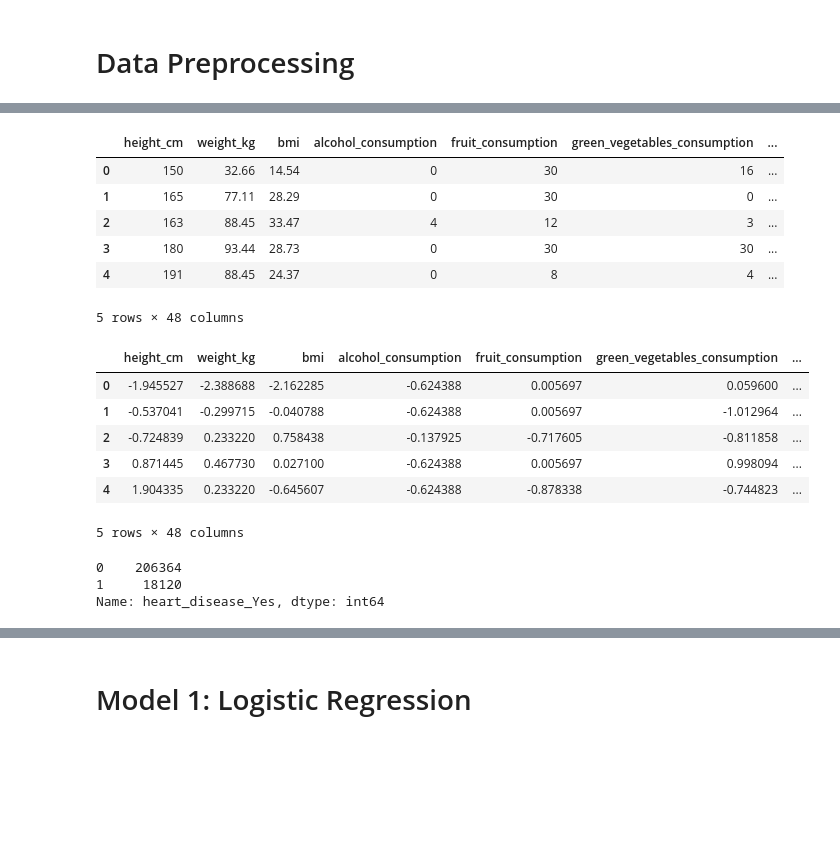
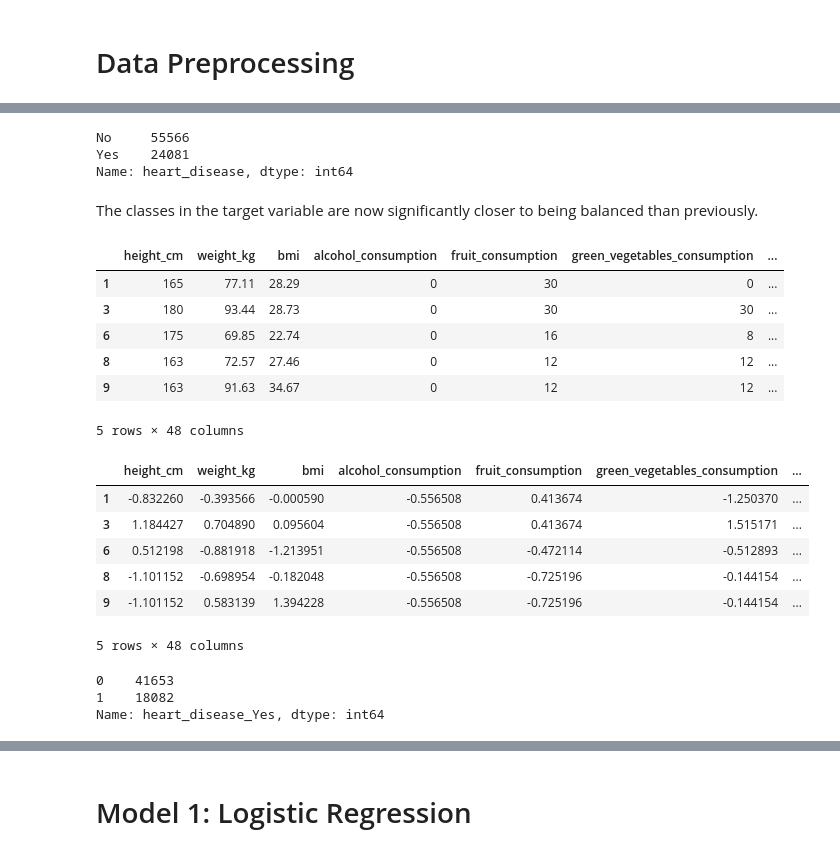
Before and after one commit to ashejaz/project-4-predicting-CVD, a Jupyter notebook: Notebooks/cvd_models_resampled_AE.ipynb, the cells around one changed output, grey strips where cells are left out. Saved outputs shown, nothing was run; the diff lists cells and outputs as text; code cells hidden in the pictures; blank space fills up the shorter version.

```diff
--- a/Notebooks/cvd_prediction_models_AE.ipynb
+++ b/Notebooks/cvd_models_resampled_AE.ipynb
@@ -73,14 +67,39 @@ dtype: int64
+# %%
+# Calculate mean and standard deviation for numeric columns
+means = cvd_df[numeric_cols].mean()
+stds = cvd_df[numeric_cols].std()
+
+# Define the number of standard deviations for the threshold
+threshold_std = 1
+
+# Identify outliers for numeric columns based on standard deviations
+outliers = ((cvd_df[numeric_cols] - means).abs() > threshold_std * stds).any(axis=1)
+
+# Filter rows where 'heart_disease' is 'No' and not an outlier
+filtered_rows = (~outliers) | (cvd_df['heart_disease'] == 'Yes')
+
+# Create the filtered DataFrame
+cvd_df_filtered = cvd_df[filtered_rows]
+# %%
+# Re-check value counts of target variable
+cvd_df_filtered['heart_disease'].value_counts()
+# %% [output]
+No     55566
+Yes    24081
+Name: heart_disease, dtype: int64
+# %% [markdown]
+The classes in the target variable are now significantly closer to being balanced than previously.
 # %%
 # Encode categorical columns using get_dummies
-encoded_df = pd.get_dummies(cvd_df, columns=categorical_cols, drop_first=False)
+encoded_df = pd.get_dummies(cvd_df_filtered, columns=categorical_cols, drop_first=False)
 encoded_df.head()
 # %% [output]
 |  | height_cm | weight_kg | bmi | alcohol_consumption | fruit_consumption | green_vegetables_consumption | ... |
-| 0 | 150 | 32.66 | 14.54 | 0 | 30 | 16 | ... |
 | 1 | 165 | 77.11 | 28.29 | 0 | 30 | 0 | ... |
-| 2 | 163 | 88.45 | 33.47 | 4 | 12 | 3 | ... |
 | 3 | 180 | 93.44 | 28.73 | 0 | 30 | 30 | ... |
-| 4 | 191 | 88.45 | 24.37 | 0 | 8 | 4 | ... |
+| 6 | 175 | 69.85 | 22.74 | 0 | 16 | 8 | ... |
+| 8 | 163 | 72.57 | 27.46 | 0 | 12 | 12 | ... |
+| 9 | 163 | 91.63 | 34.67 | 0 | 12 | 12 | ... |
 5 rows × 48 columns
 # %%
 # Scale numerical columns using StandardScaler
@@ -89,11 +108,11 @@ encoded_df[numeric_cols] = scaler.fit_transform(encoded_df[numeric_cols])
 encoded_df.head()
 # %% [output]
 |  | height_cm | weight_kg | bmi | alcohol_consumption | fruit_consumption | green_vegetables_consumption | ... |
-| 0 | -1.945527 | -2.388688 | -2.162285 | -0.624388 | 0.005697 | 0.059600 | ... |
-| 1 | -0.537041 | -0.299715 | -0.040788 | -0.624388 | 0.005697 | -1.012964 | ... |
-| 2 | -0.724839 | 0.233220 | 0.758438 | -0.137925 | -0.717605 | -0.811858 | ... |
-| 3 | 0.871445 | 0.467730 | 0.027100 | -0.624388 | 0.005697 | 0.998094 | ... |
-| 4 | 1.904335 | 0.233220 | -0.645607 | -0.624388 | -0.878338 | -0.744823 | ... |
+| 1 | -0.832260 | -0.393566 | -0.000590 | -0.556508 | 0.413674 | -1.250370 | ... |
+| 3 | 1.184427 | 0.704890 | 0.095604 | -0.556508 | 0.413674 | 1.515171 | ... |
+| 6 | 0.512198 | -0.881918 | -1.213951 | -0.556508 | -0.472114 | -0.512893 | ... |
+| 8 | -1.101152 | -0.698954 | -0.182048 | -0.556508 | -0.725196 | -0.144154 | ... |
+| 9 | -1.101152 | 0.583139 | 1.394228 | -0.556508 | -0.725196 | -0.144154 | ... |
 5 rows × 48 columns
 # %%
 # Assign the target variable 'heart_disease' to y
@@ -104,10 +123,11 @@ X = encoded_df.drop(columns=['heart_disease_Yes', 'heart_disease_No'])
 # %%
 # Split the preprocessed data into a training and testing dataset
 X_train, X_test, y_train, y_test = train_test_split(X, y, random_state=78)
-# %%
-y_train.value_counts()
-# %% [output]
-0    206364
-1     18120
-Name: heart_disease_Yes, dtype: int64
+# %%
+# Checking the value counts of the y variable
+y_train.value_counts()
+# %% [output]
+0    41653
+1    18082
+Name: heart_disease_Yes, dtype: int64
 # %%
```
Also changed, not shown: parts of 15 cells of this notebook.
